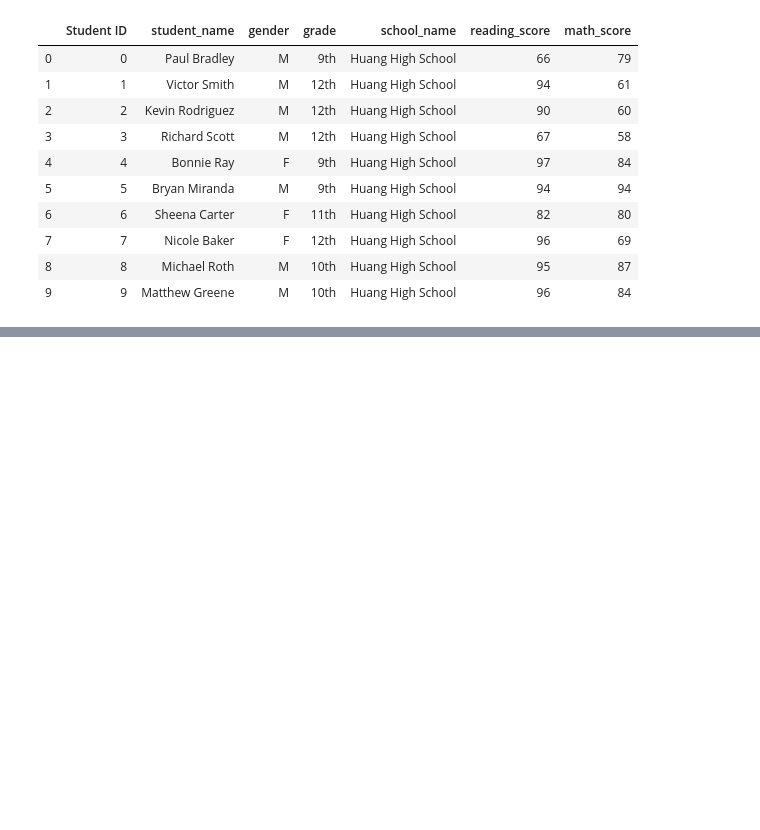
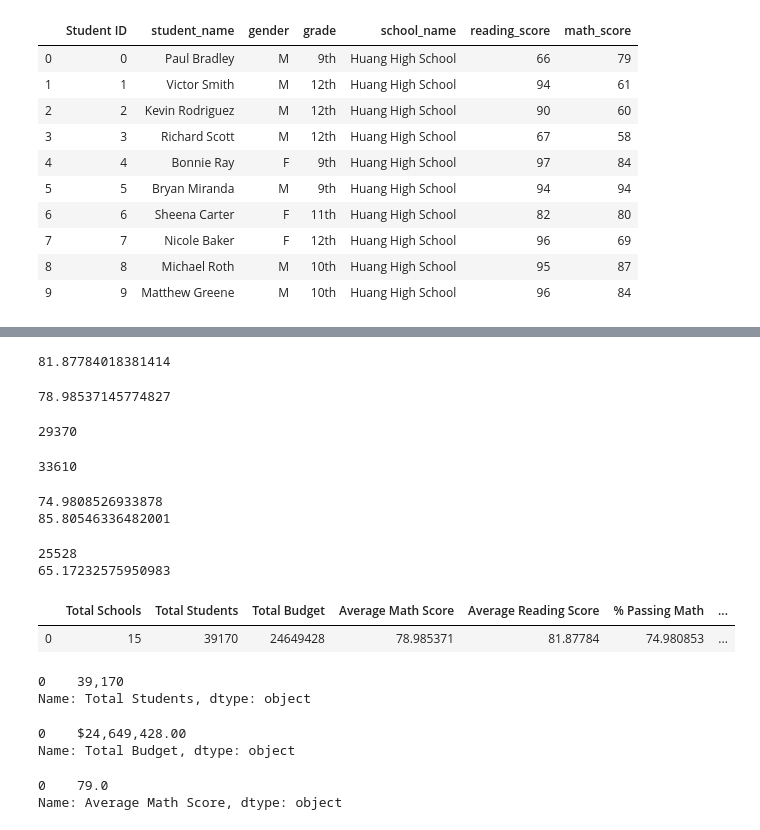
Before and after one commit to ShruthiRamu/School_District_Analysis, a Jupyter notebook: PyCitySchools.ipynb, the cells around one changed output, grey strips where cells are left out. Cells and saved outputs as stored; diff of their text form; code cells hidden in the pictures; blank space fills up the shorter version.

Commit message:
district summary

```diff
--- a/PyCitySchools.ipynb
+++ b/PyCitySchools.ipynb
@@ -175,0 +216,76 @@ student_data_df.head(10)
+# %%
+# Calculate the average reading score.
+average_reading_score = school_data_complete_df["reading_score"].mean()
+average_reading_score
+# %% [output]
+81.87784018381414
+# %%
+# Calculate the average math score.
+average_math_score = school_data_complete_df["math_score"].mean()
+average_math_score
+# %% [output]
+78.98537145774827
+# %%
+passing_math=school_data_complete_df[school_data_complete_df["math_score"] >= 70]
+passing_math_count = passing_math["Student ID"].count()
+print(passing_math_count)
+# %% [output]
+29370
+# %%
+passing_reading = school_data_complete_df[ school_data_complete_df["reading_score"] >= 70]
+passing_reading_count = passing_reading["Student ID"].count()
+print(passing_reading_count)
+# %% [output]
+33610
+# %%
+passing_math_percentage = passing_math_count/student_count * 100
+passing_reading_percentage = passing_reading_count/student_count * 100
+print(passing_math_percentage)
+print(passing_reading_percentage)
+# %% [output]
+74.9808526933878
+85.80546336482001
+# %%
+passing_math_reading = school_data_complete_df[(school_data_complete_df["math_score"] >=70) & (school_data_complete_df["reading_score"]>=70)]
+overall_passing_math_reading_count = passing_math_reading["Student ID"].count()
+print(overall_passing_math_reading_count)
+passing_math_reading.head()
+overall_passing_math_reading_percentage = overall_passing_math_reading_count/student_count * 100
+print(overall_passing_math_reading_percentage)
+# %% [output]
+25528
+65.17232575950983
+# %%
+# Adding a list of values with keys to create a new DataFrame.
+district_summary_df=pd.DataFrame([{"Total Schools": school_count,
+                                   "Total Students" : student_count,
+                                   "Total Budget":total_budget,
+                                   "Average Math Score": average_math_score,
+                                   "Average Reading Score": average_reading_score,
+                                   "% Passing Math": passing_math_percentage,
+                                   "% Passing Reading": passing_reading_percentage,
+                                   "% Overall Passing": overall_passing_math_reading_percentage}])
+district_summary_df
+# %% [output]
+|  | Total Schools | Total Students | Total Budget | Average Math Score | Average Reading Score | % Passing Math | ... |
+| 0 | 15 | 39170 | 24649428 | 78.985371 | 81.87784 | 74.980853 | ... |
+# %%
+# Format the "Total Students" to have the comma for a thousands separator.
+district_summary_df["Total Students"]= district_summary_df["Total Students"].map("{:,}".format)
+district_summary_df["Total Students"]
+# %% [output]
+0    39,170
+Name: Total Students, dtype: object
+# %%
+# Format "Total Budget" to have the comma for a thousands separator, a decimal separator, and a "$".
+district_summary_df["Total Budget"] = district_summary_df["Total Budget"].map("${:,.2f}".format)
+district_summary_df["Total Budget"]
+# %% [output]
+0    $24,649,428.00
+Name: Total Budget, dtype: object
+# %%
+district_summary_df["Average Math Score"] = district_summary_df["Average Math Score"].map("{:,.1f}".format)
+district_summary_df["Average Math Score"]
+# %% [output]
+0    79.0
+Name: Average Math Score, dtype: object
```
Also changed, not shown: parts of 10 cells of this notebook, 2 other files.
